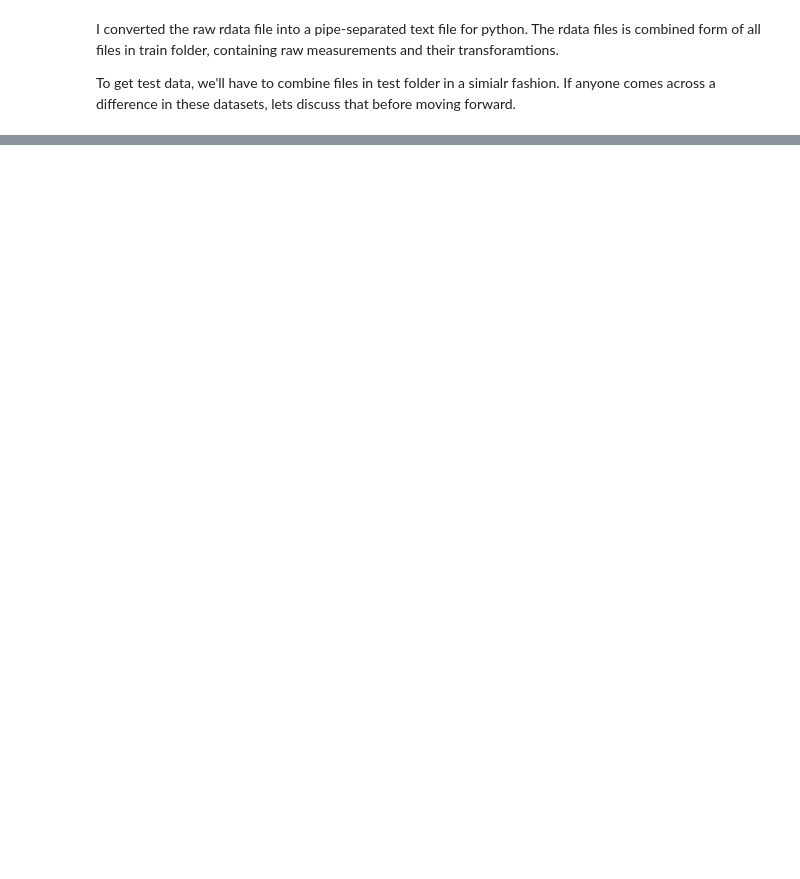
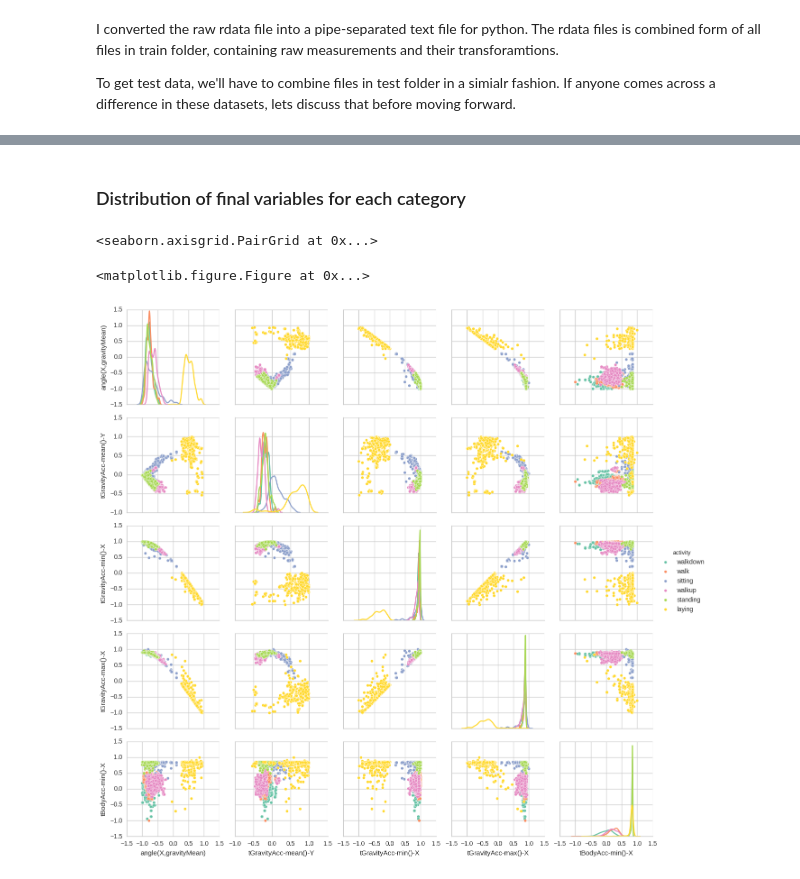
Before and after one commit to nilesh-patil/human-activity-recognition-smartphone-sensors, a Jupyter notebook: code/000. BasicExploration.ipynb, the cells around one changed output, grey strips where cells are left out. Cells and saved outputs as stored; diff of their text form; code cells hidden in the pictures; blank space fills up the shorter version.

```diff
--- a/code/000. BasicExploration.ipynb
+++ b/code/000. BasicExploration.ipynb
@@ -166,0 +63,12 @@ array([[1407,    0,    0,    0,    0,    0],
+# %%
+X = train[train.columns[:-2]]
+Y = train.activity
+randomState = 42
+
+model0 = rfc(n_estimators=ntree,
+             random_state=randomState,
+             n_jobs=4,
+             warm_start=True,
+             oob_score=True)
+model0 = model0.fit(X, Y)
+model0.oob_score_
@@ -166,0 +213,14 @@ array([[1407,    0,    0,    0,    0,    0],
+# %% [markdown]
+### Distribution of final variables for each category
+# %%
+sns.plt.figure(figsize=(8,8))
+sns.set_style('whitegrid')
+
+sns.pairplot(data=train[[col for col in X.columns]+['activity']],
+             hue='activity',
+             palette='Set2',
+             diag_kind='kde')
+# %% [output]
+<seaborn.axisgrid.PairGrid at 0x...>
+<matplotlib.figure.Figure at 0x...>
+[figure, added]
```
Also changed, not shown: parts of 51 cells of this notebook, 2 other files.
